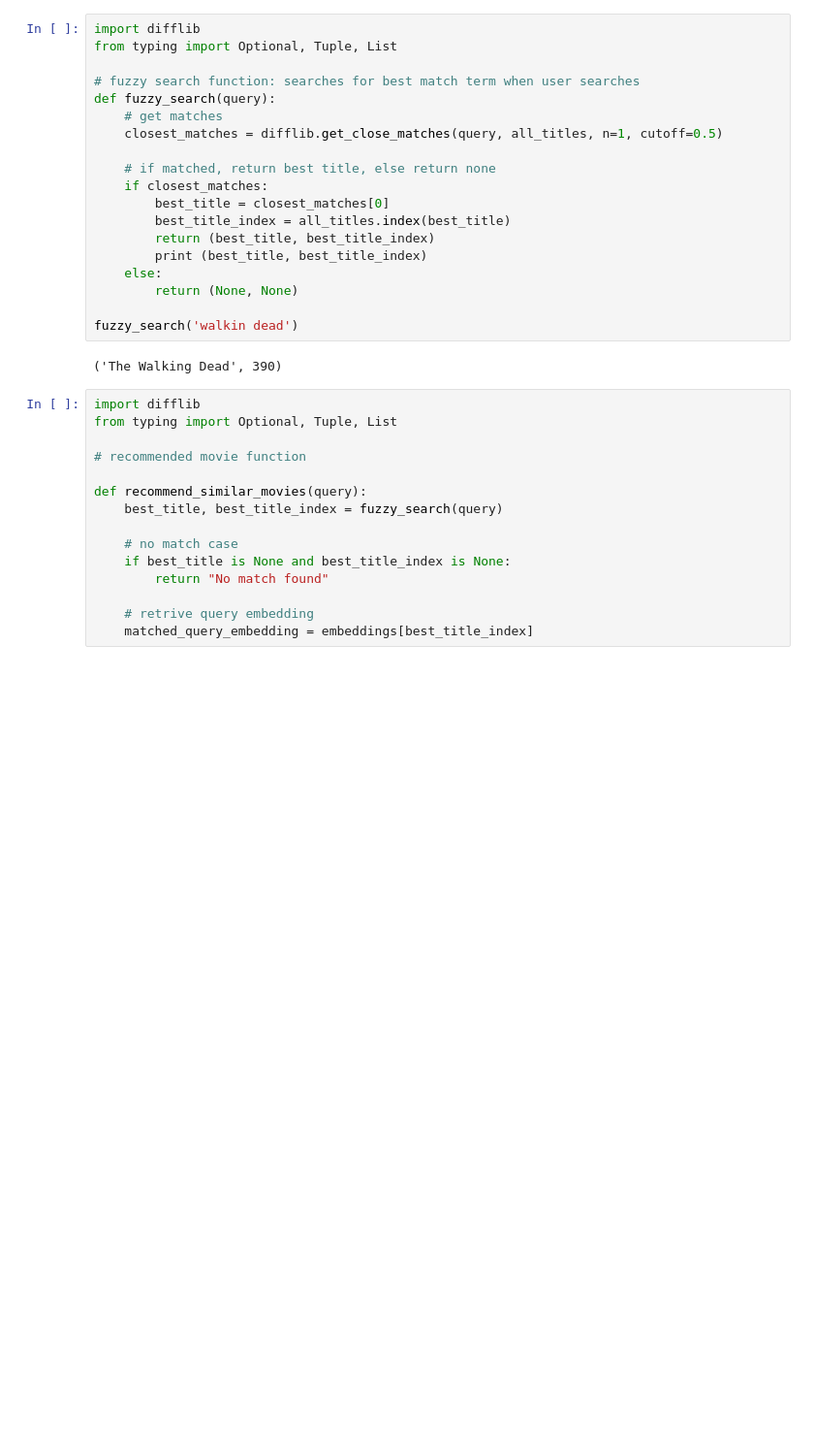
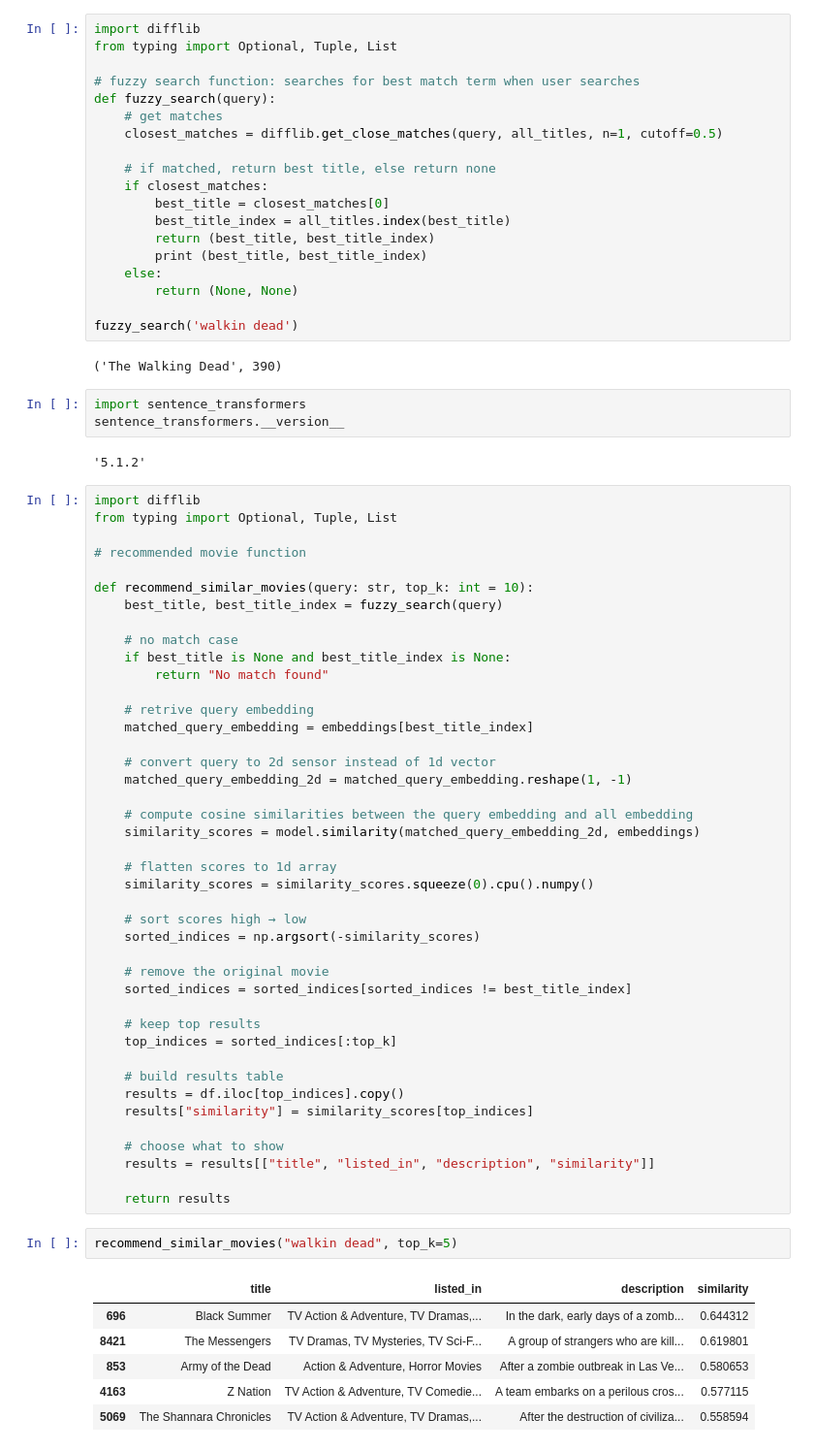
Before and after one commit to 1jakerobertson/MovieSmart, a Jupyter notebook: data-exploration.ipynb, the cells around one changed output. Shown at 97% size. Drawn from its saved outputs; the diff is of its cells as text; blank space fills up the shorter version.

Commit message:
full movie recommender implementation

```diff
--- a/data-exploration.ipynb
+++ b/data-exploration.ipynb
@@ -171,13 +171,18 @@ def fuzzy_search(query):
 fuzzy_search('walkin dead')
 # %% [output]
 ('The Walking Dead', 390)
+# %%
+import sentence_transformers
+sentence_transformers.__version__
+# %% [output]
+'5.1.2'
 # %%
 import difflib
 from typing import Optional, Tuple, List
 
 # recommended movie function
 
-def recommend_similar_movies(query):
+def recommend_similar_movies(query: str, top_k: int = 10):
     best_title, best_title_index = fuzzy_search(query)
 
     # no match case
@@ -186,3 +191,39 @@ def recommend_similar_movies(query):
 
     # retrive query embedding
     matched_query_embedding = embeddings[best_title_index]
+
+    # convert query to 2d sensor instead of 1d vector
+    matched_query_embedding_2d = matched_query_embedding.reshape(1, -1)
+
+    # compute cosine similarities between the query embedding and all embedding
+    similarity_scores = model.similarity(matched_query_embedding_2d, embeddings)
+
+    # flatten scores to 1d array
+    similarity_scores = similarity_scores.squeeze(0).cpu().numpy()
+
+    # sort scores high → low
+    sorted_indices = np.argsort(-similarity_scores)
+
+    # remove the original movie
+    sorted_indices = sorted_indices[sorted_indices != best_title_index]
+
+    # keep top results
+    top_indices = sorted_indices[:top_k]
+
+    # build results table
+    results = df.iloc[top_indices].copy()
+    results["similarity"] = similarity_scores[top_indices]
+
+    # choose what to show
+    results = results[["title", "listed_in", "description", "similarity"]]
+
+    return results
+# %%
+recommend_similar_movies("walkin dead", top_k=5)
+# %% [output]
+|  | title | listed_in | description | similarity |
+| 696 | Black Summer | TV Action & Adventure, TV Dramas,... | In the dark, early days of a zomb... | 0.644312 |
+| 8421 | The Messengers | TV Dramas, TV Mysteries, TV Sci-F... | A group of strangers who are kill... | 0.619801 |
+| 853 | Army of the Dead | Action & Adventure, Horror Movies | After a zombie outbreak in Las Ve... | 0.580653 |
+| 4163 | Z Nation | TV Action & Adventure, TV Comedie... | A team embarks on a perilous cros... | 0.577115 |
+| 5069 | The Shannara Chronicles | TV Action & Adventure, TV Dramas,... | After the destruction of civiliza... | 0.558594 |
```
Also changed, not shown: 1 other file.
